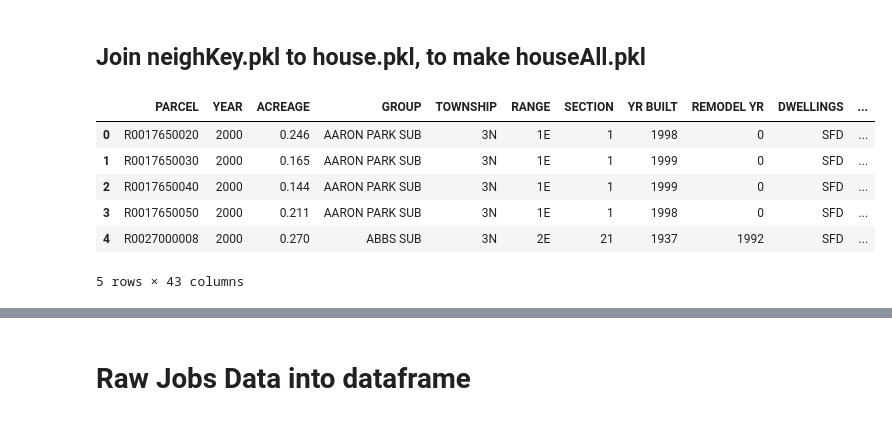
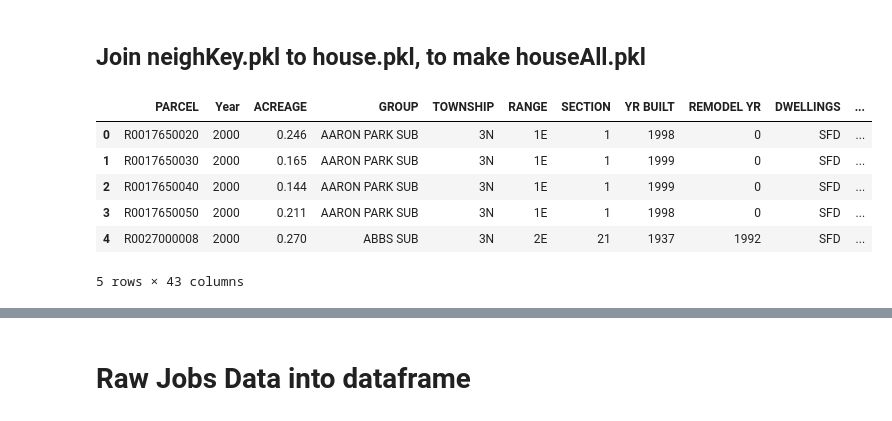
Before and after one commit to b-a-delight/Senior-Project, a Jupyter notebook: Raw_Data_Prep.ipynb, the cells around one changed output, grey strips where cells are left out. Cells and saved outputs as stored; diff of their text form; code cells hidden in the pictures.

```diff
--- a/Raw_Data_Prep.ipynb
+++ b/Raw_Data_Prep.ipynb
@@ -181,20 +189,20 @@ groupList.head()
 # %%
 groupList = pd.read_pickle('groupList.pkl')
 house = pd.read_pickle('house.pkl')
 
 houseAll = pd.merge(house, groupList, on = 'GROUP', how = 'left')
 
 colList = ['GROUP', 'GEO-ECONOMIC AREA', 'MLS AREA']
 
 for col in colList:
     houseAll[col] = houseAll[col].astype('category')
 
-houseAll = houseAll.rename(columns={'GEO-ECONOMIC AREA' : 'Neighborhood','MLS AREA' : 'Area'})
+houseAll = houseAll.rename(columns={'GEO-ECONOMIC AREA' : 'Neighborhood','MLS AREA' : 'Area', 'YEAR' : 'Year'})
 
 houseAll.to_pickle('houseAll.pkl')
 houseAll.head(5)
 # %% [output]
-|  | PARCEL | YEAR | ACREAGE | GROUP | TOWNSHIP | RANGE | SECTION | YR BUILT | REMODEL YR | DWELLINGS | ... |
+|  | PARCEL | Year | ACREAGE | GROUP | TOWNSHIP | RANGE | SECTION | YR BUILT | REMODEL YR | DWELLINGS | ... |
 | 0 | R0017650020 | 2000 | 0.246 | AARON PARK SUB | 3N | 1E | 1 | 1998 | 0 | SFD | ... |
 | 1 | R0017650030 | 2000 | 0.165 | AARON PARK SUB | 3N | 1E | 1 | 1999 | 0 | SFD | ... |
 | 2 | R0017650040 | 2000 | 0.144 | AARON PARK SUB | 3N | 1E | 1 | 1999 | 0 | SFD | ... |
```
Also changed, not shown: parts of 22 cells of this notebook.
